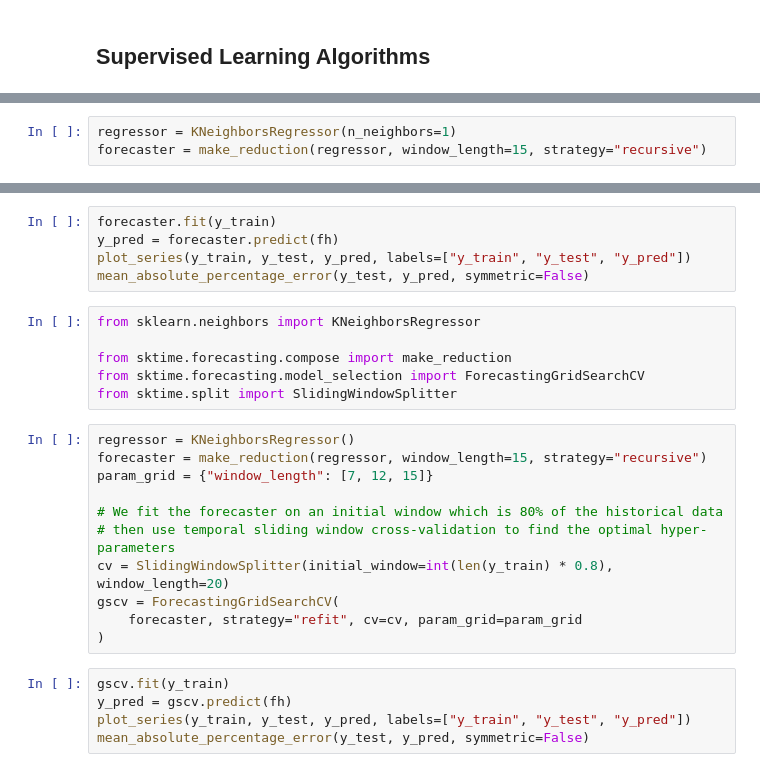
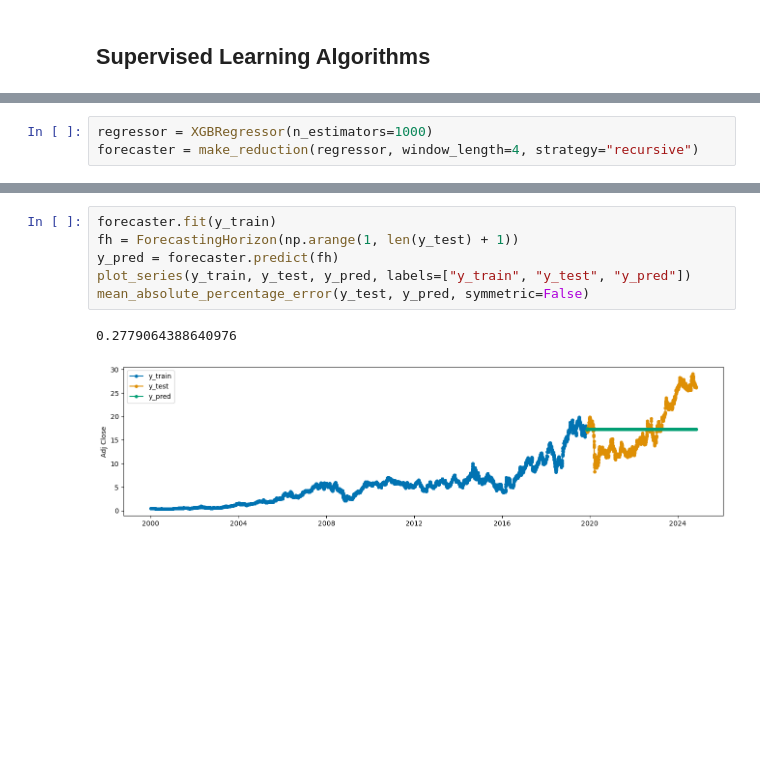
Before and after one commit to ubiratanfilho/stocks_forecasting, a Jupyter notebook: src/models.ipynb, the cells around one changed output, grey strips where cells are left out. Drawn from its saved outputs; the diff is of its cells as text; blank space fills up the shorter version.

```diff
--- a/src/models.ipynb
+++ b/src/models.ipynb
@@ -190,3 +147,3 @@ from sktime.forecasting.compose import make_reduction
 # %%
-regressor = KNeighborsRegressor(n_neighbors=1)
-forecaster = make_reduction(regressor, window_length=15, strategy="recursive")
+regressor = XGBRegressor(n_estimators=1000)
+forecaster = make_reduction(regressor, window_length=4, strategy="recursive")
@@ -193,27 +165,9 @@ forecaster = make_reduction(regressor, window_length=15, strategy="recursive")
 # %%
 forecaster.fit(y_train)
+fh = ForecastingHorizon(np.arange(1, len(y_test) + 1))
 y_pred = forecaster.predict(fh)
 plot_series(y_train, y_test, y_pred, labels=["y_train", "y_test", "y_pred"])
 mean_absolute_percentage_error(y_test, y_pred, symmetric=False)
+# %% [output]
+0.2779064388640976
+[figure, added]
-# %%
-from sklearn.neighbors import KNeighborsRegressor
-
-from sktime.forecasting.compose import make_reduction
-from sktime.forecasting.model_selection import ForecastingGridSearchCV
-from sktime.split import SlidingWindowSplitter
-# %%
-regressor = KNeighborsRegressor()
-forecaster = make_reduction(regressor, window_length=15, strategy="recursive")
-param_grid = {"window_length": [7, 12, 15]}
-
-# We fit the forecaster on an initial window which is 80% of the historical data
-# then use temporal sliding window cross-validation to find the optimal hyper-parameters
-cv = SlidingWindowSplitter(initial_window=int(len(y_train) * 0.8), window_length=20)
-gscv = ForecastingGridSearchCV(
-    forecaster, strategy="refit", cv=cv, param_grid=param_grid
-)
-# %%
-gscv.fit(y_train)
-y_pred = gscv.predict(fh)
-plot_series(y_train, y_test, y_pred, labels=["y_train", "y_test", "y_pred"])
-mean_absolute_percentage_error(y_test, y_pred, symmetric=False)
```
Also changed, not shown: parts of 15 cells of this notebook, 2 other files.
